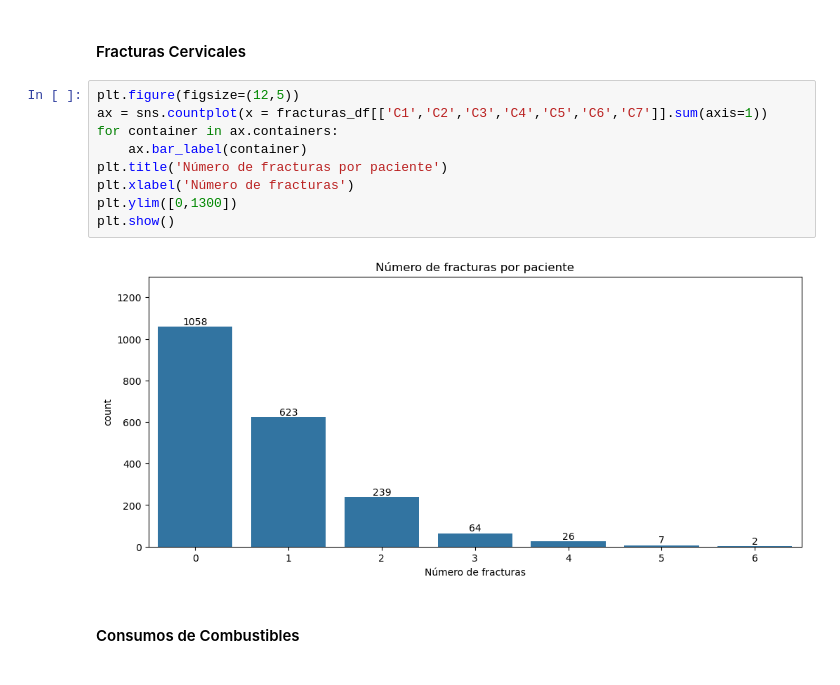
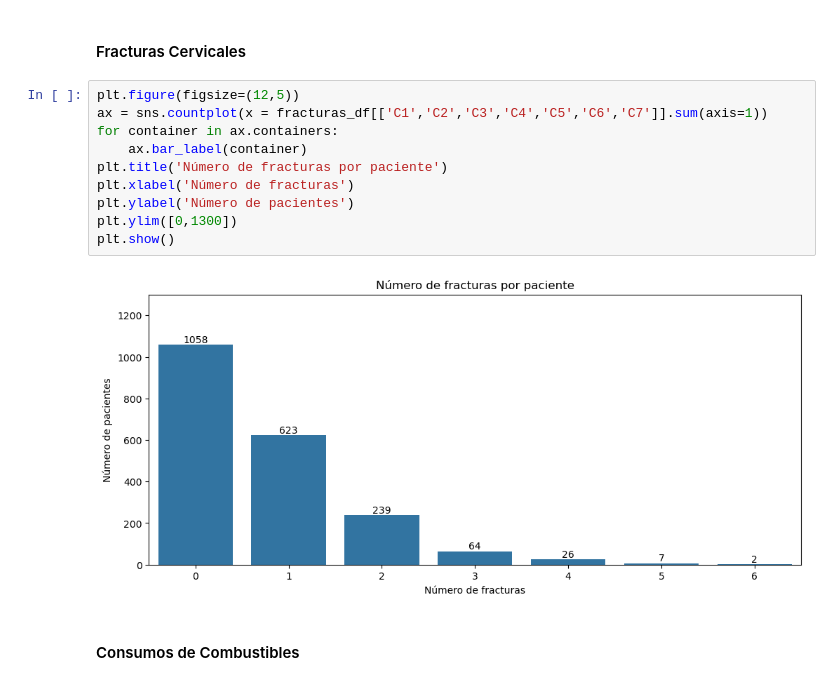
Before and after one commit to LeivaDiego/Tarea3-DataScience, a Jupyter notebook: visualizaciones.ipynb, the cells around one changed output. Saved outputs shown, nothing was run; the diff lists cells and outputs as text.

```diff
--- a/visualizaciones.ipynb
+++ b/visualizaciones.ipynb
@@ -34,14 +34,15 @@ seguros_df = pd.read_csv('data/insurance_policy.csv')
 # %%
 plt.figure(figsize=(12,5))
 ax = sns.countplot(x = fracturas_df[['C1','C2','C3','C4','C5','C6','C7']].sum(axis=1))
 for container in ax.containers:
     ax.bar_label(container)
 plt.title('Número de fracturas por paciente')
 plt.xlabel('Número de fracturas')
+plt.ylabel('Número de pacientes')
 plt.ylim([0,1300])
 plt.show()
 # %% [output]
-[figure, old version]
+[figure, new version]
 # %% [markdown]
 #### Consumos de Combustibles
 # %%
```
Also changed, not shown: 3 other files.
